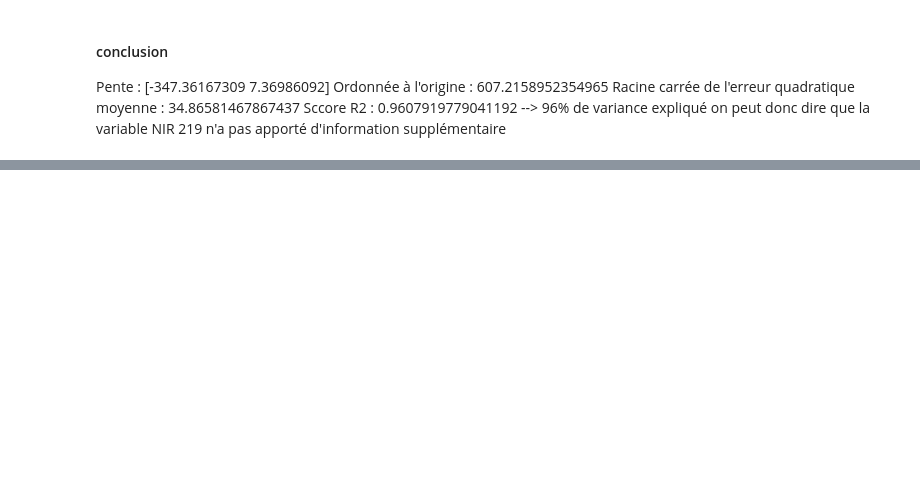
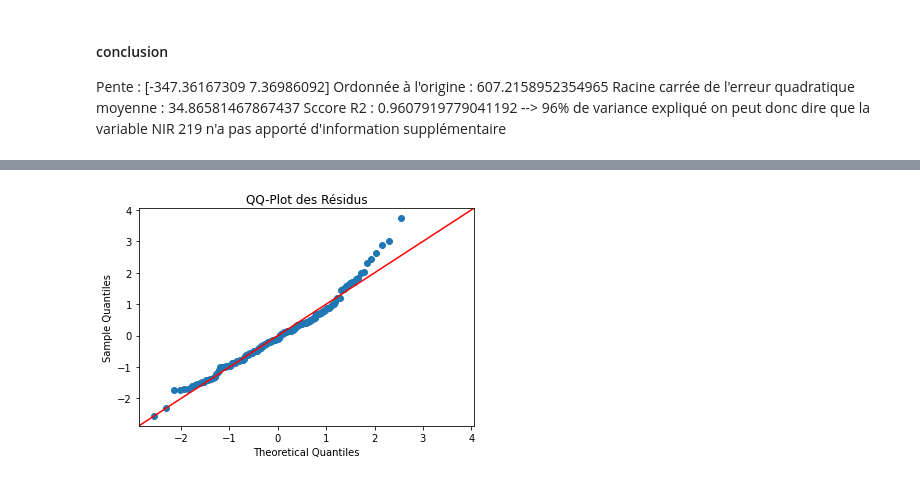
Before and after one commit to BigDwelcome/Chemoocs, a Jupyter notebook: Grain 7/Grain 7 .ipynb, the cells around one changed output, grey strips where cells are left out. Cells and saved outputs as stored; diff of their text form; code cells hidden in the pictures; blank space fills up the shorter version.

```diff
--- a/Grain 7/Grain 7 .ipynb
+++ b/Grain 7/Grain 7 .ipynb
@@ -231,0 +302,9 @@ Sccore R2 :  0.9607919779041192 --> 96% de variance expliqué on peut donc dire
+# %%
+# recuperer la valeur à predire ou à expliquer
+c18_3w3 = ags['C18:3w3'].values
+# %%
+# recuperez  les valeurs spectrales comme intensities wavelength
+wavelength = pir.drop('  ',axis=1)
+wavelength =  np.array(wavelength.columns, dtype=float)
+intensities = pir.drop('  ',axis=1)
+intensities = intensities.values
@@ -231,0 +386,11 @@ Sccore R2 :  0.9607919779041192 --> 96% de variance expliqué on peut donc dire
+# %%
+# Créez un QQ-plot pour comparer les résidus à une distribution normale
+sm.qqplot(residuals, line='45', fit=True ) # line (45 ou q à bookiner encore )
+
+# Personnalisez le graphique
+plt.title('QQ-Plot des Résidus')
+
+# Affichez le graphique
+plt.show()
+# %% [output]
+[figure, added]
```
Also changed, not shown: parts of 26 cells of this notebook, 1 other file.
